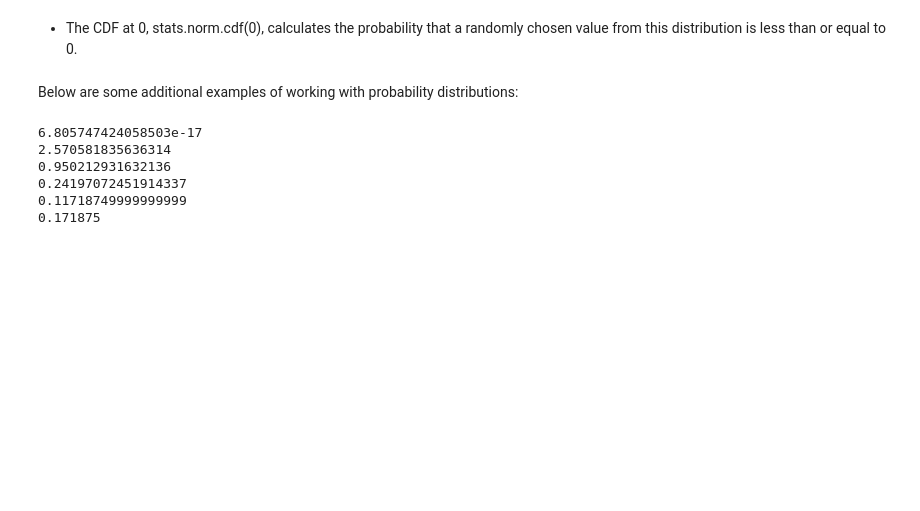
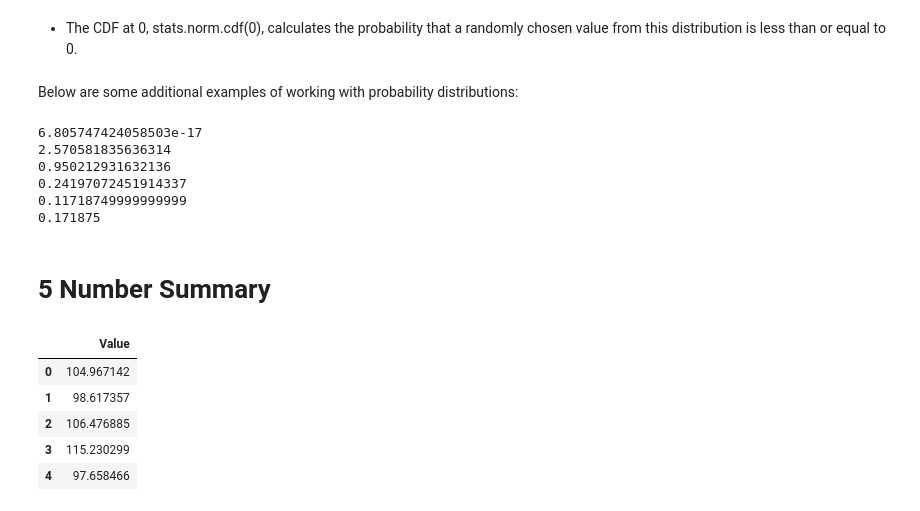
Before and after one commit to TanjiEvan/Python, a Jupyter notebook: Statistics/Basic.ipynb, the cells around one changed output. Saved outputs shown, nothing was run; the diff lists cells and outputs as text; code cells hidden in the pictures; blank space fills up the shorter version.

```diff
--- a/Statistics/Basic.ipynb
+++ b/Statistics/Basic.ipynb
@@ -48,3 +48,5 @@ print(stats.binom(10, 0.5).cdf(3))
 0.24197072451914337
 0.11718749999999999
 0.171875
+# %% [markdown]
+# 5 Number Summary
@@ -50,0 +63,9 @@ print(stats.binom(10, 0.5).cdf(3))
+# %%
+df.head()
+# %% [output]
+|  | Value |
+| 0 | 104.967142 |
+| 1 | 98.617357 |
+| 2 | 106.476885 |
+| 3 | 115.230299 |
+| 4 | 97.658466 |
```
Also changed, not shown: parts of 8 cells of this notebook.
